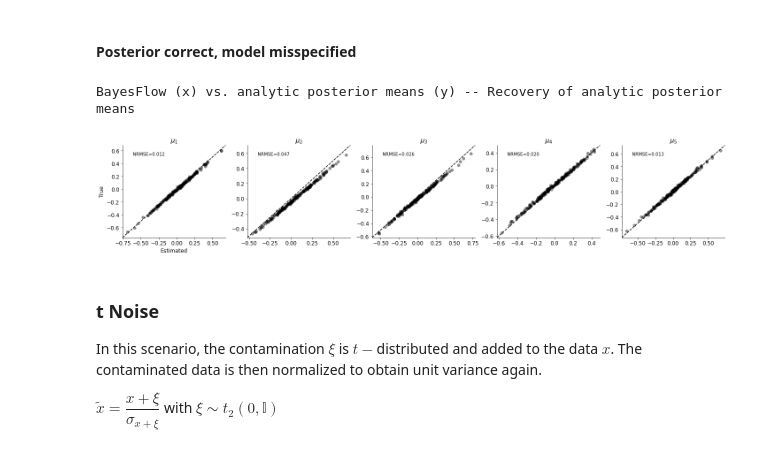
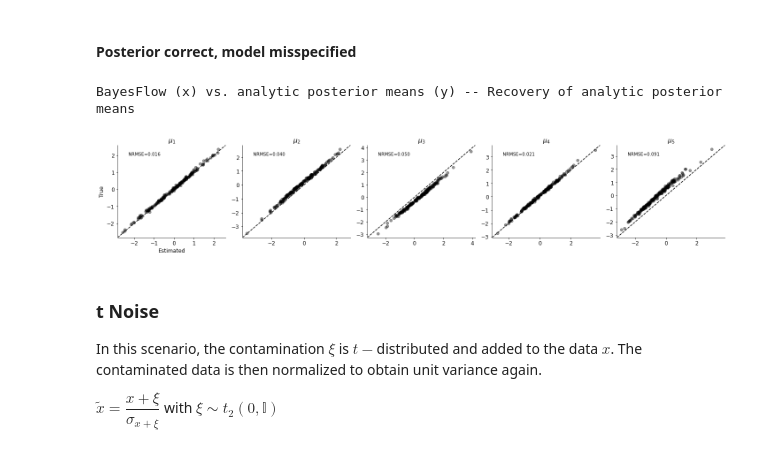
Before and after one commit to marvinschmitt/ModelMisspecificationBF, a Jupyter notebook: abf_mvn_means.ipynb, the cells around one changed output. Drawn from its saved outputs; the diff is of its cells as text; code cells hidden in the pictures.

```diff
--- a/abf_mvn_means.ipynb
+++ b/abf_mvn_means.ipynb
@@ -288,24 +292,24 @@ $\tilde{x}=\dfrac{x+\xi}{\sigma_{x+\xi}}$ with $\xi \sim \frac{1}{f}$
 # %%
 import colorednoise as cn
 
 prior_A3a = GaussianMeanPrior(D=D, mu_mean=0, mu_scale=1)
 simulator_A3a = GaussianMeanSimulator(D=D)
 
 generative_model_A3a = GenerativeModel(prior_A3a, simulator_A3a)
 theta_A3a, x_A3a = generative_model_A3a(200, 100)
 
-lamda = 5.0  # contribution of contamination xi
+lamda = 2.5  # contribution of contamination xi
 
 xi = cn.powerlaw_psd_gaussian(exponent=1, size=x_A3a.shape)
 
-x_o_A3a = normalize(x_A3a + lamda * xi)
+x_o_A3a = x_A3a + lamda * normalize(xi)
 
 adversarial_diagnostics(trainer, generative_model=None, theta=theta_A3a, x=x_o_A3a,
                         #print_plots=True,
-                       filename=f"plots/abf_mvn_means_S{S}_A3a")
+                       filename=f"plots/abf_mvn_means_S{S}_noise_pink")
 # %% [output]
 BayesFlow (x) vs. analytic posterior means (y) -- Recovery of analytic posterior means
-[figure, old version]
+[figure, new version]
 # %% [markdown]
 ### t Noise
 In this scenario, the contamination $\xi$ is $t-$distributed and added to the data $x$. The contaminated data is then normalized to obtain unit variance again.
```
Also changed, not shown: parts of 41 cells of this notebook, 7 other files.
